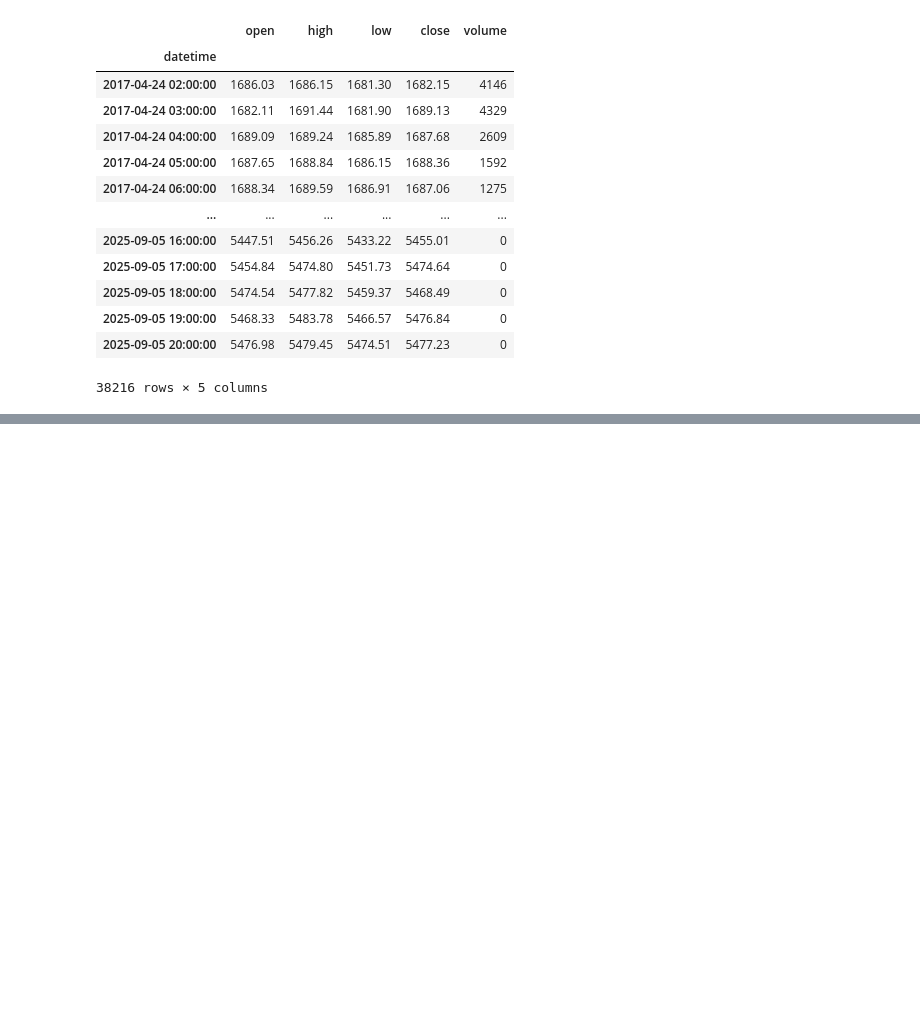
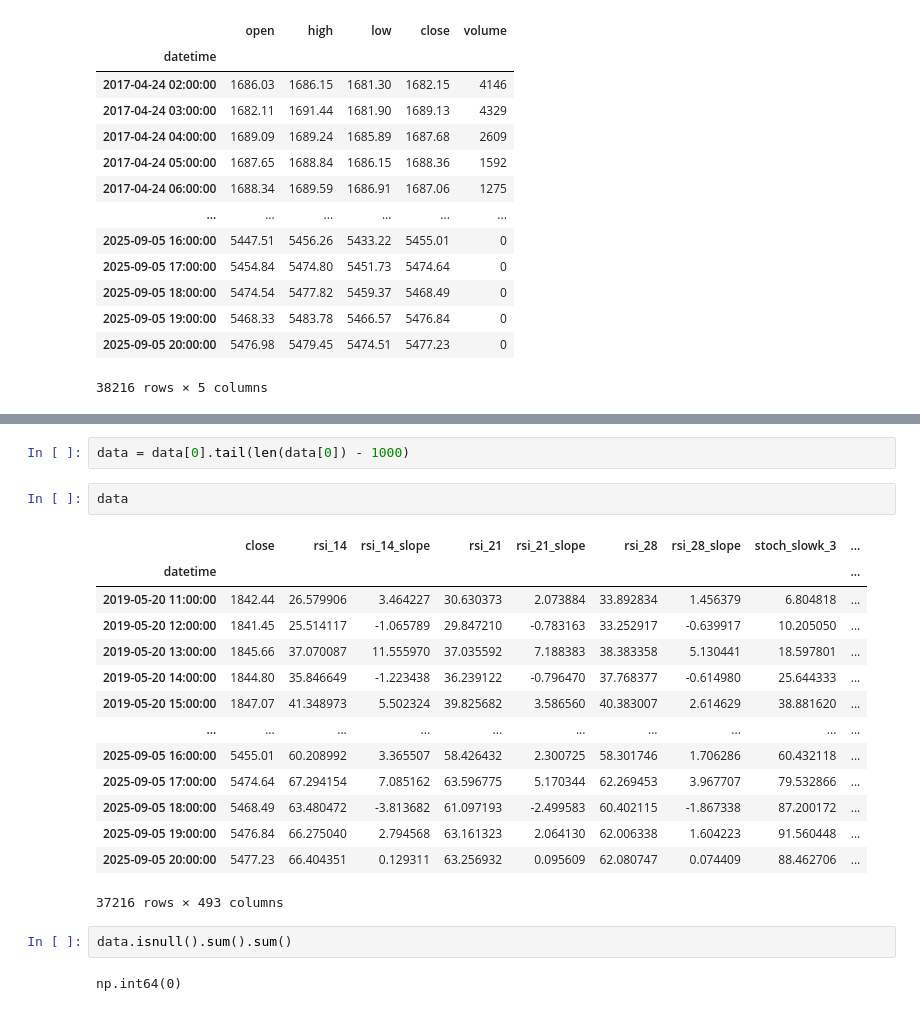
Before and after one commit to AFoivos/Forex_Prediction-, a Jupyter notebook: notebooks/test_all_features.ipynb, the cells around one changed output, grey strips where cells are left out. Cells and saved outputs as stored; diff of their text form; blank space fills up the shorter version.

```diff
--- a/notebooks/test_all_features.ipynb
+++ b/notebooks/test_all_features.ipynb
@@ -79,0 +90,23 @@ Index(['close', 'rsi_14', 'rsi_14_slope', 'rsi_21', 'rsi_21_slope', 'rsi_28',
+# %%
+data = data[0].tail(len(data[0]) - 1000)
+# %%
+data
+# %% [output]
+|  | close | rsi_14 | rsi_14_slope | rsi_21 | rsi_21_slope | rsi_28 | rsi_28_slope | stoch_slowk_3 | ... |
+| datetime |  |  |  |  |  |  |  |  | ... |
+| 2019-05-20 11:00:00 | 1842.44 | 26.579906 | 3.464227 | 30.630373 | 2.073884 | 33.892834 | 1.456379 | 6.804818 | ... |
+| 2019-05-20 12:00:00 | 1841.45 | 25.514117 | -1.065789 | 29.847210 | -0.783163 | 33.252917 | -0.639917 | 10.205050 | ... |
+| 2019-05-20 13:00:00 | 1845.66 | 37.070087 | 11.555970 | 37.035592 | 7.188383 | 38.383358 | 5.130441 | 18.597801 | ... |
+| 2019-05-20 14:00:00 | 1844.80 | 35.846649 | -1.223438 | 36.239122 | -0.796470 | 37.768377 | -0.614980 | 25.644333 | ... |
+| 2019-05-20 15:00:00 | 1847.07 | 41.348973 | 5.502324 | 39.825682 | 3.586560 | 40.383007 | 2.614629 | 38.881620 | ... |
+| ... | ... | ... | ... | ... | ... | ... | ... | ... | ... |
+| 2025-09-05 16:00:00 | 5455.01 | 60.208992 | 3.365507 | 58.426432 | 2.300725 | 58.301746 | 1.706286 | 60.432118 | ... |
+| 2025-09-05 17:00:00 | 5474.64 | 67.294154 | 7.085162 | 63.596775 | 5.170344 | 62.269453 | 3.967707 | 79.532866 | ... |
+| 2025-09-05 18:00:00 | 5468.49 | 63.480472 | -3.813682 | 61.097193 | -2.499583 | 60.402115 | -1.867338 | 87.200172 | ... |
+| 2025-09-05 19:00:00 | 5476.84 | 66.275040 | 2.794568 | 63.161323 | 2.064130 | 62.006338 | 1.604223 | 91.560448 | ... |
+| 2025-09-05 20:00:00 | 5477.23 | 66.404351 | 0.129311 | 63.256932 | 0.095609 | 62.080747 | 0.074409 | 88.462706 | ... |
+37216 rows × 493 columns
+# %%
+data.isnull().sum().sum()
+# %% [output]
+np.int64(0)
```
Also changed, not shown: parts of 2 cells of this notebook.
